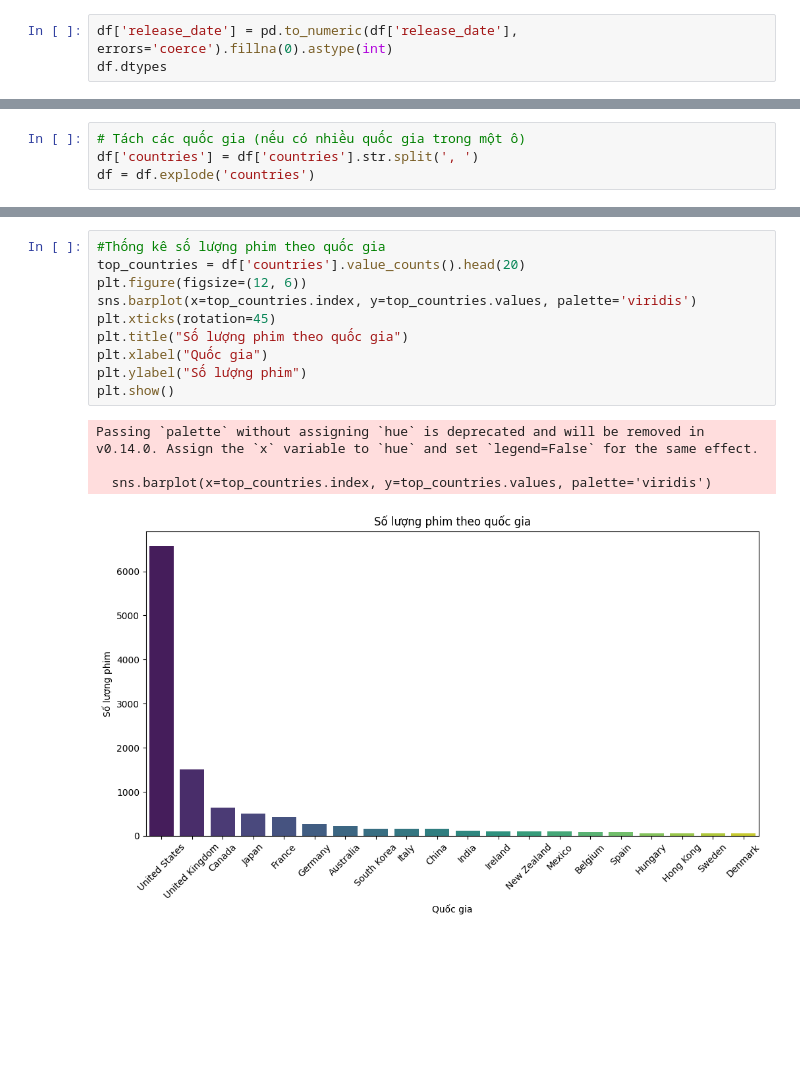
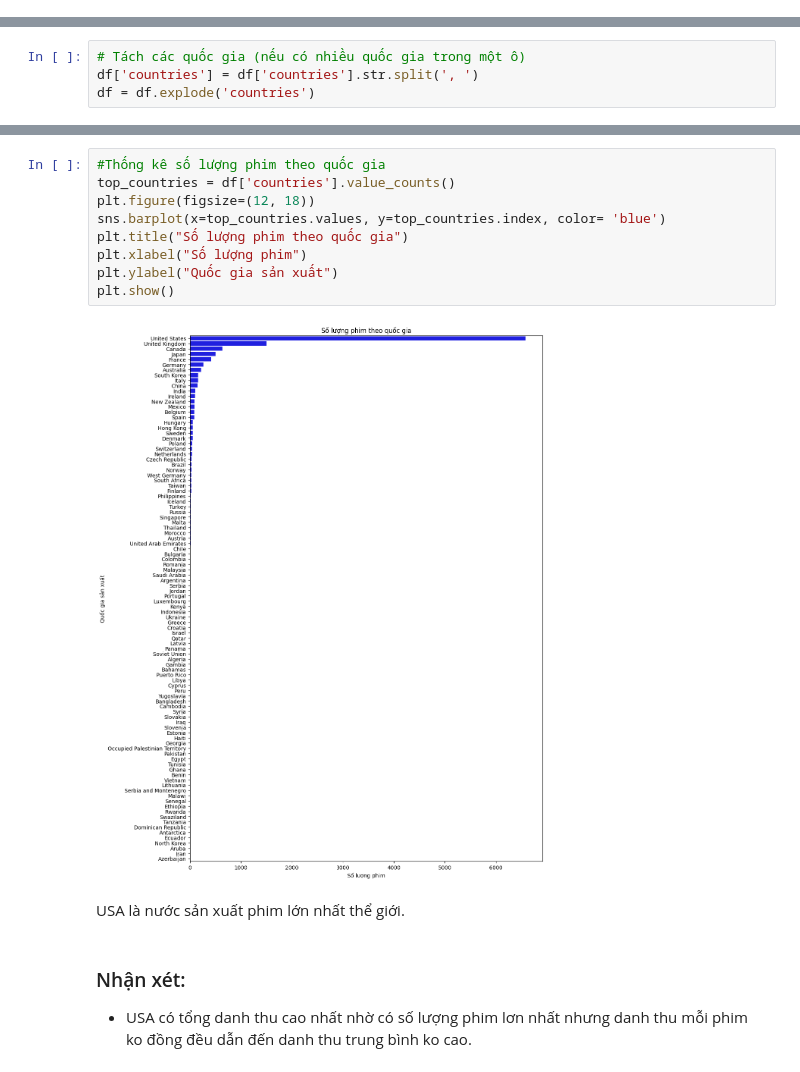
Before and after one commit to phuocnguyen2412/movie-analyst, a Jupyter notebook: Analyze_data_3.ipynb, the cells around one changed output, grey strips where cells are left out. Saved outputs shown, nothing was run; the diff lists cells and outputs as text; blank space fills up the shorter version.

```diff
--- a/Analyze_data_3.ipynb
+++ b/Analyze_data_3.ipynb
@@ -90,3 +71,0 @@ print(df['gross'].unique())
-# %%
-df['release_date'] = pd.to_numeric(df['release_date'], errors='coerce').fillna(0).astype(int)
-df.dtypes
@@ -130,16 +167,17 @@ df = df.explode('countries')
 # %%
 #Thống kê số lượng phim theo quốc gia
-top_countries = df['countries'].value_counts().head(20)
-plt.figure(figsize=(12, 6))
-sns.barplot(x=top_countries.index, y=top_countries.values, palette='viridis')
-plt.xticks(rotation=45)
+top_countries = df['countries'].value_counts()
+plt.figure(figsize=(12, 18))
+sns.barplot(x=top_countries.values, y=top_countries.index, color= 'blue')
 plt.title("Số lượng phim theo quốc gia")
-plt.xlabel("Quốc gia")
-plt.ylabel("Số lượng phim")
+plt.xlabel("Số lượng phim")
+plt.ylabel("Quốc gia sản xuất")
 plt.show()
 # %% [output]
-Passing `palette` without assigning `hue` is deprecated and will be removed in v0.14.0. Assign the `x` variable to `hue` and set `legend=False` for the same effect.
-
-  sns.barplot(x=top_countries.index, y=top_countries.values, palette='viridis')
-[figure, old version]
+[figure, new version]
+# %% [markdown]
+USA là nước sản xuất phim lớn nhất thể giới.
+# %% [markdown]
+### Nhận xét:
+- USA có tổng danh thu cao nhất nhờ có số lượng phim lơn nhất nhưng danh thu mỗi phim ko đồng đều dẫn đến danh thu trung bình ko cao. <br>
 # %%
```
Also changed, not shown: parts of 22 cells of this notebook.
